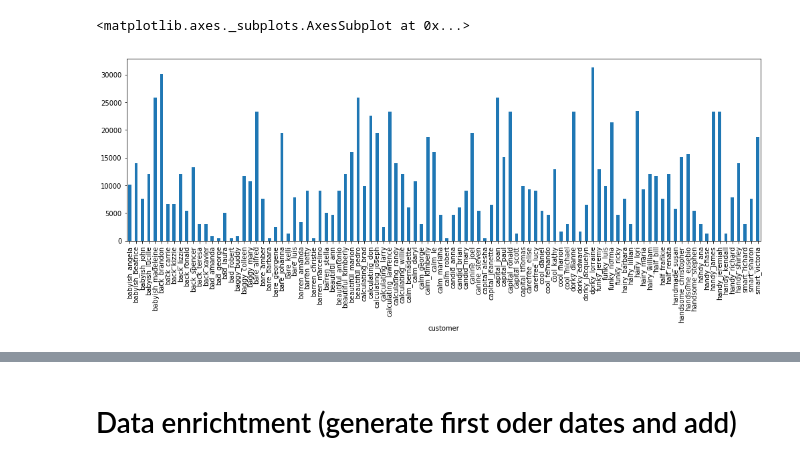
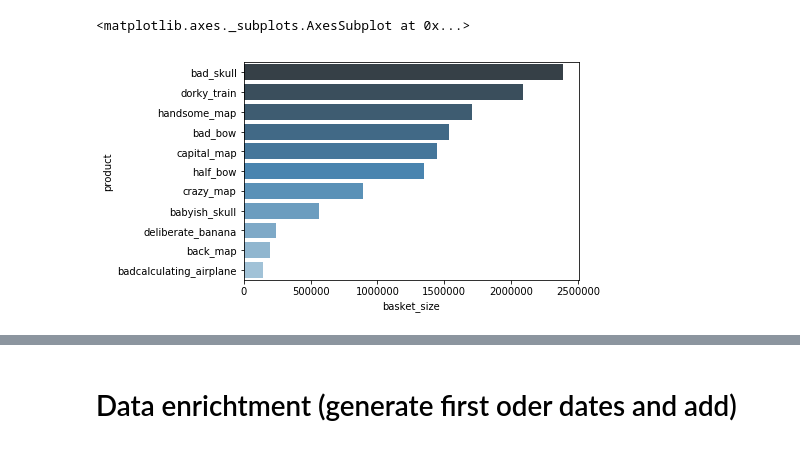
Before and after one commit to FBosler/Cohorts, a Jupyter notebook: Cohorts.ipynb, the cells around one changed output, grey strips where cells are left out. Drawn from its saved outputs; the diff is of its cells as text; code cells hidden in the pictures.

```diff
--- a/Cohorts.ipynb
+++ b/Cohorts.ipynb
@@ -71,7 +66,13 @@ products[:5]
 # %%
 df = generate_dummy_data(products,customers)
-# %%
-df[-100:].groupby('customer')['basket_size'].sum().plot(kind='bar',figsize=(17,5))
-# %% [output]
-<matplotlib.axes._subplots.AxesSubplot at 0x...>
-[figure, removed]
+# %%
+# Total order value by products
+sns.barplot(
+    x='basket_size',
+    y='product',
+    data=pd.DataFrame(df.groupby('product')['basket_size'].sum().sort_values(ascending=False)).reset_index(),
+    palette="Blues_d"
+)
+# %% [output]
+<matplotlib.axes._subplots.AxesSubplot at 0x...>
+[figure, added]
```
Also changed, not shown: parts of 9 cells of this notebook.
